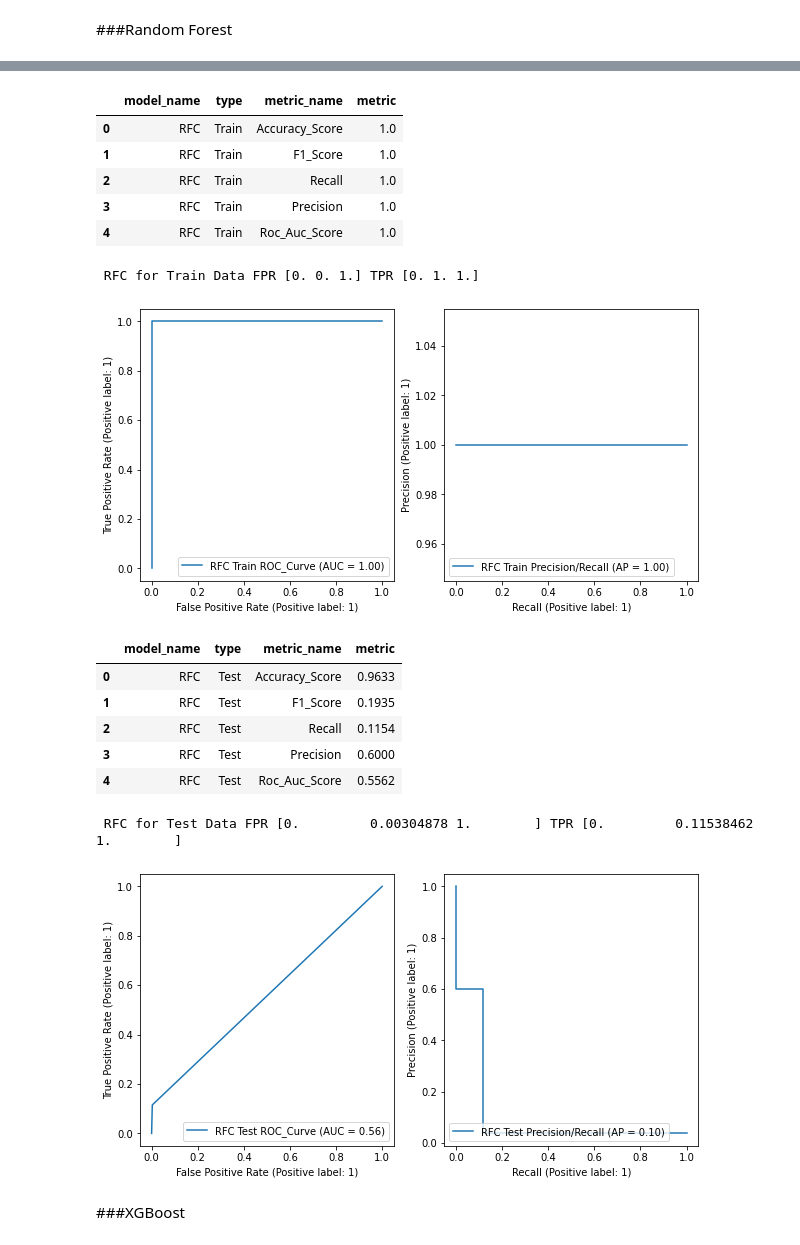
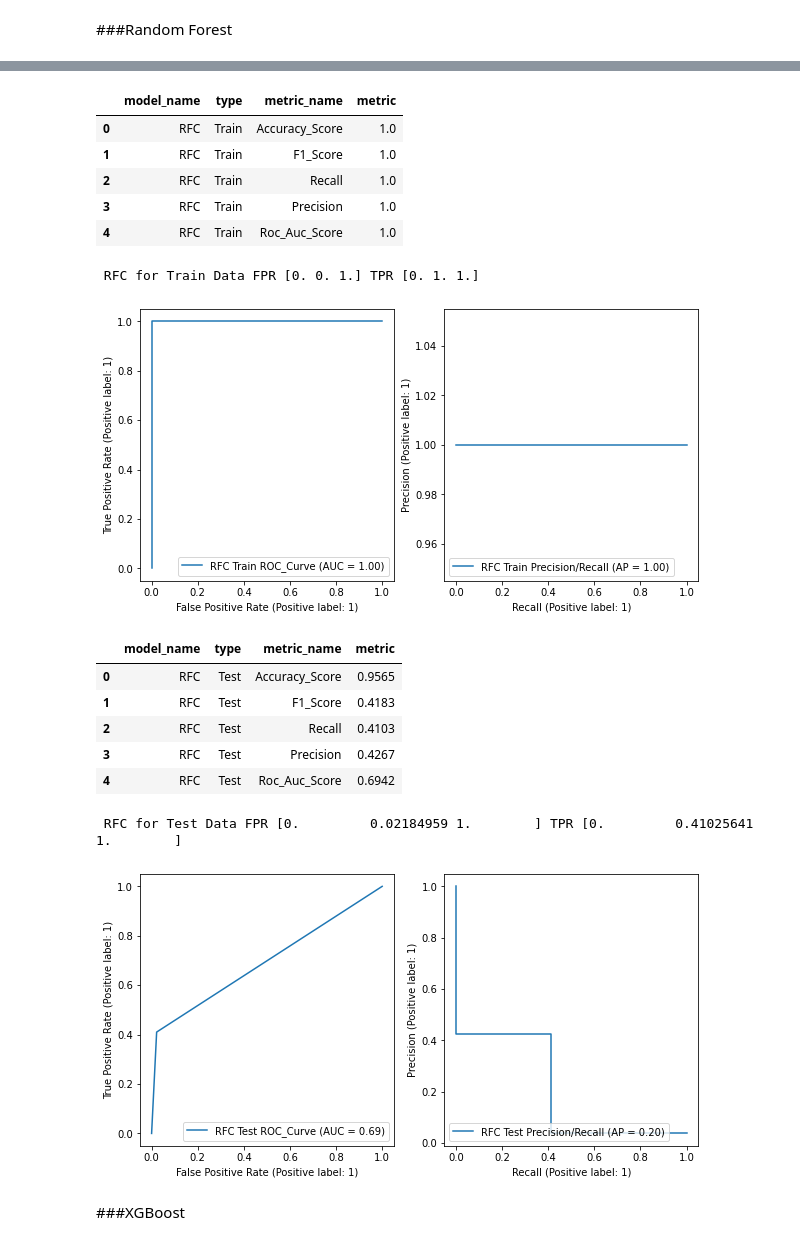
Before and after one commit to spros1/TaiwaneseBankruptcyPrediction, a Jupyter notebook: TaiwaneseBankruptcyPrediction.ipynb, the cells around one changed output, grey strips where cells are left out. Cells and saved outputs as stored; diff of their text form; code cells hidden in the pictures.

```diff
--- a/TaiwaneseBankruptcyPrediction.ipynb
+++ b/TaiwaneseBankruptcyPrediction.ipynb
@@ -203,0 +201,12 @@ Split our target from our predictors and train test split in order to leave a sa
+# %%
+sm = SMOTE(
+    sampling_strategy='auto' ,  # samples only the minority class
+    random_state     = 42    ,  # for reproducibility
+    k_neighbors      = 5     ,
+    n_jobs           = 4
+)
+
+X_resampled_smote, y_resampled_smote = sm.fit_resample(X_train, y_train)
+
+# size of undersampled data
+X_resampled_smote.shape, y_resampled_smote.shape
@@ -232,7 +243,7 @@ def run_model (model, model_name):
 
   pipe = Pipeline(steps= [(model_name, model)])
   start = time()
-  fitted_model = pipe.fit(X_train, y_train)
+  fitted_model = pipe.fit(X_resampled_smote, y_resampled_smote)
   end = time()
   runtime = round((end - start),4)
   print(f"{model_name} took {runtime} seconds or {round((runtime/60),4)} minutes to run.")
@@ -386,14 +361,14 @@ GaussianNB took 0.0179 seconds or 0.0003 minutes to run.
 # %%
 #  Random Forest model run
 RFC_model, RFC_runtime = run_model(RandomForestClassifier(), 'RandomForest')
-train_pred_RFC = prediction(RFC_model, X_train)
+train_pred_RFC = prediction(RFC_model, X_resampled_smote)
 test_pred_RFC = prediction(RFC_model, X_test)
 
 # Random Forest Evaluation
 print("\n")
-RFC_train = evaluating_model(y_train, train_pred_RFC, 'RFC', 'Train')
+RFC_train = evaluating_model(y_resampled_smote, train_pred_RFC, 'RFC', 'Train')
 print("\n")
-eval_classification(train_pred_RFC, y_train, X_train,'RFC', 'Train')
+eval_classification(train_pred_RFC, y_resampled_smote, X_resampled_smote,'RFC', 'Train')
 
 print("\n")
 RFC_test = evaluating_model(y_test, test_pred_RFC,'RFC', 'Test')
@@ -404,19 +379,19 @@ RandomForest took 2.3768 seconds or 0.0396 minutes to run.
 |  | model_name | type | metric_name | metric |
 | 0 | RFC | Train | Accuracy_Score | 1.0 |
 | 1 | RFC | Train | F1_Score | 1.0 |
 | 2 | RFC | Train | Recall | 1.0 |
 | 3 | RFC | Train | Precision | 1.0 |
 | 4 | RFC | Train | Roc_Auc_Score | 1.0 |
  RFC for Train Data FPR [0. 0. 1.] TPR [0. 1. 1.]
 [figure]
 |  | model_name | type | metric_name | metric |
-| 0 | RFC | Test | Accuracy_Score | 0.9633 |
-| 1 | RFC | Test | F1_Score | 0.1935 |
-| 2 | RFC | Test | Recall | 0.1154 |
-| 3 | RFC | Test | Precision | 0.6000 |
-| 4 | RFC | Test | Roc_Auc_Score | 0.5562 |
+| 0 | RFC | Test | Accuracy_Score | 0.9565 |
+| 1 | RFC | Test | F1_Score | 0.4183 |
+| 2 | RFC | Test | Recall | 0.4103 |
+| 3 | RFC | Test | Precision | 0.4267 |
+| 4 | RFC | Test | Roc_Auc_Score | 0.6942 |
- RFC for Test Data FPR [0.         0.00304878 1.        ] TPR [0.         0.11538462 1.        ]
+ RFC for Test Data FPR [0.         0.02184959 1.        ] TPR [0.         0.41025641 1.        ]
-[figure, old version]
+[figure, new version]
 # %% [markdown]
 ###XGBoost
 # %%
```
Also changed, not shown: parts of 14 cells of this notebook.
